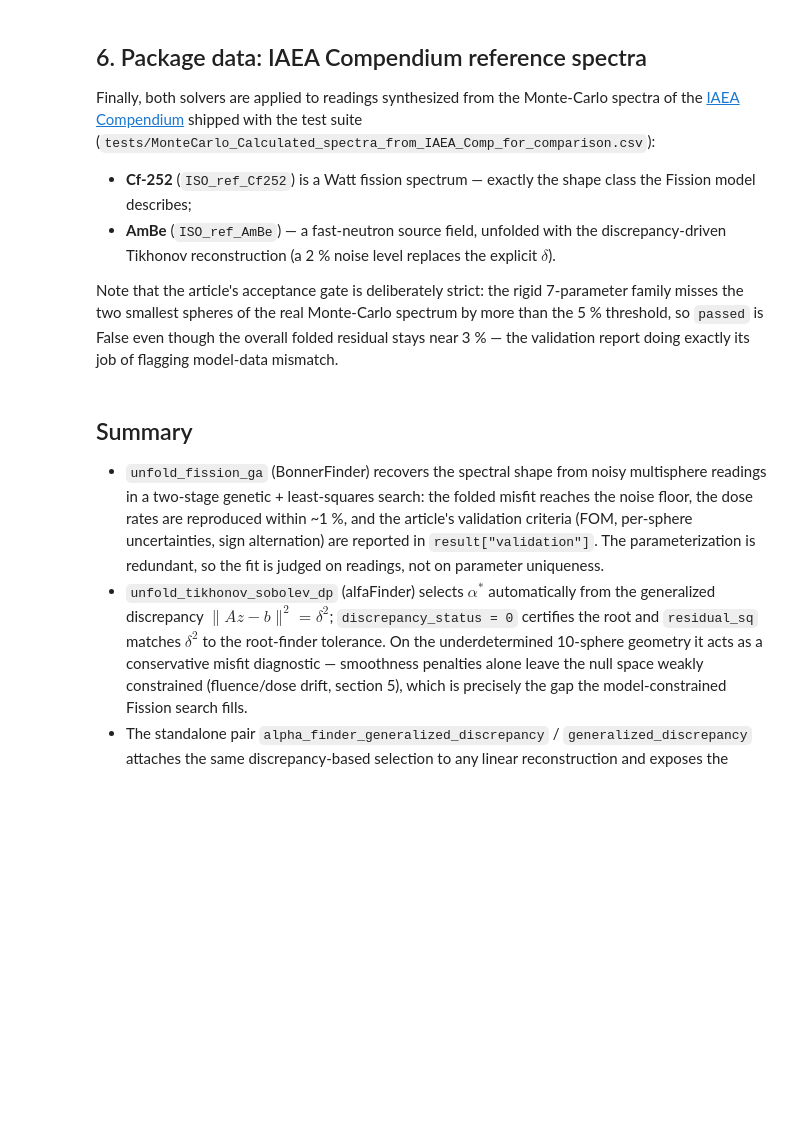
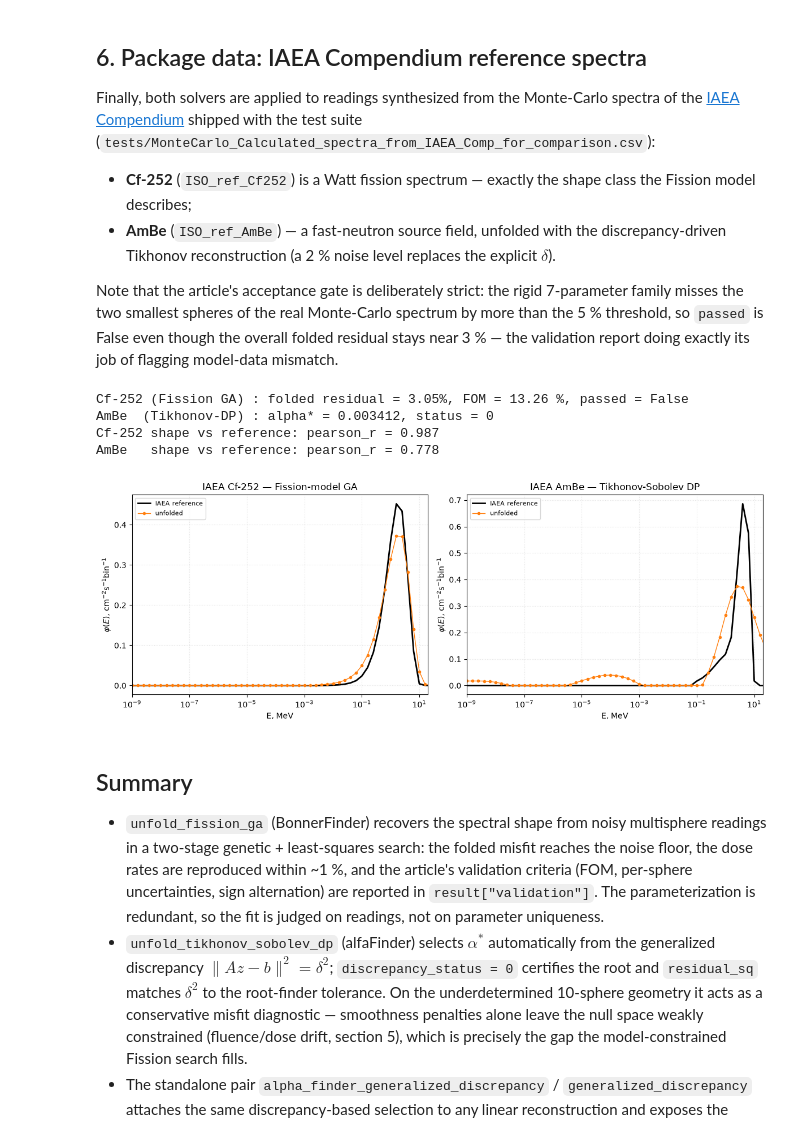
Before and after one commit to Radiationsafety/bssunfold, a Jupyter notebook: examples/51-ogorodnikov2024.ipynb, the cells around one changed output. Cells and saved outputs as stored; diff of their text form; code cells hidden in the pictures; blank space fills up the shorter version.

```diff
--- a/examples/51-ogorodnikov2024.ipynb
+++ b/examples/51-ogorodnikov2024.ipynb
@@ -373,35 +436,42 @@ readings_ambe = detector.get_effective_readings_for_spectra(
     reference_csv[["E_MeV", "ISO_ref_AmBe"]])
 res_ambe = detector.unfold_tikhonov_sobolev_dp(readings_ambe,
                                                noise_level=0.02)
 print(f"AmBe  (Tikhonov-DP) : alpha* = {res_ambe['alpha']:.4g}, "
       f"status = {res_ambe['discrepancy_status']}")
 
 phi_cf = np.interp(E, reference_csv["E_MeV"].values,
                    reference_csv["ISO_ref_Cf252"].values)
 phi_ambe = np.interp(E, reference_csv["E_MeV"].values,
                      reference_csv["ISO_ref_AmBe"].values)
 q_cf = compare_spectra(res_cf["spectrum"], phi_cf,
                        metrics=["pearson_r"])
 q_ambe = compare_spectra(res_ambe["spectrum"], phi_ambe,
                          metrics=["pearson_r"])
 print(f"Cf-252 shape vs reference: pearson_r = {q_cf['pearson_r']:.3f}")
 print(f"AmBe   shape vs reference: pearson_r = {q_ambe['pearson_r']:.3f}")
 
 fig, axes = plt.subplots(1, 2, figsize=(12, 4.5))
 for ax, phi_ref, res, ttl in (
     (axes[0], phi_cf, res_cf, "IAEA Cf-252 — Fission-model GA"),
     (axes[1], phi_ambe, res_ambe, "IAEA AmBe — Tikhonov-Sobolev DP"),
 ):
-    ax.loglog(E, phi_ref, "k-", lw=2, label="IAEA reference")
-    ax.loglog(E, res["spectrum"], "C1-o", ms=3, lw=1, label="unfolded")
+    ax.plot(E, phi_ref, "k-", lw=2, label="IAEA reference")
+    ax.plot(E, res["spectrum"], "C1-o", ms=3, lw=1, label="unfolded")
     ax.set(xlabel="E, MeV",
            ylabel=r"$\varphi(E)$, cm$^{-2}$s$^{-1}$bin$^{-1}$",
            title=ttl)
     ax.set_xlim(E[0], 20)
+    ax.set_xscale("log")
     ax.grid(True, which="both", ls=":", alpha=0.35)
     ax.legend(fontsize=8)
 fig.tight_layout()
 plt.show()
+# %% [output]
+Cf-252 (Fission GA) : folded residual = 3.05%, FOM = 13.26 %, passed = False
+AmBe  (Tikhonov-DP) : alpha* = 0.003412, status = 0
+Cf-252 shape vs reference: pearson_r = 0.987
+AmBe   shape vs reference: pearson_r = 0.778
+[figure, added]
 # %% [markdown]
 ## Summary
 
```
Also changed, not shown: parts of 6 cells of this notebook.
